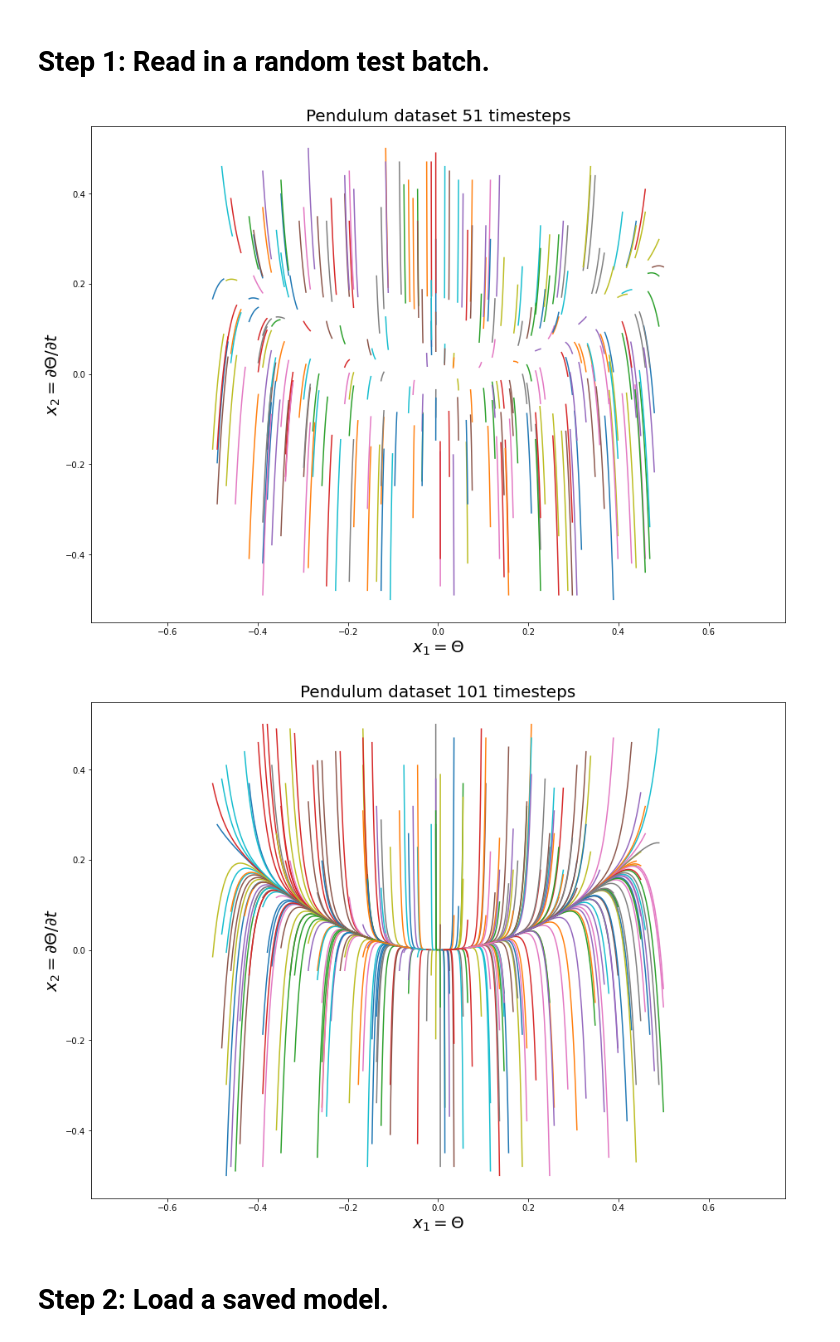
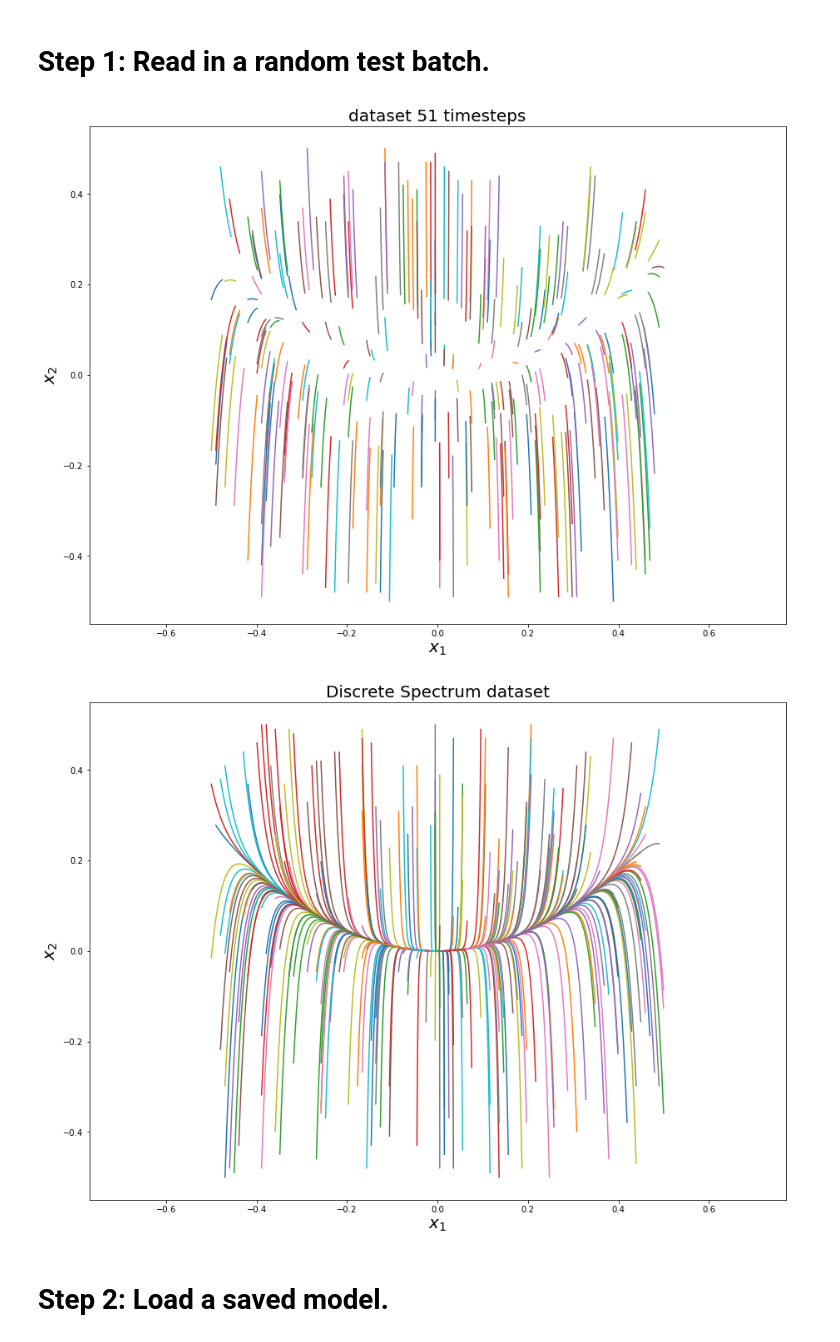
Before and after one commit to opaliss/dmd_autoencoder, a Jupyter notebook: compare_full_machine_results_ex1.ipynb, the cells around one changed output. Drawn from its saved outputs; the diff is of its cells as text; code cells hidden in the pictures.

```diff
--- a/compare_full_machine_results_ex1.ipynb
+++ b/compare_full_machine_results_ex1.ipynb
@@ -31,34 +25,34 @@ plt.rcParams['figure.facecolor'] = 'white'
 # %% [markdown]
 # Step 1: Read in a random test batch.
 # %%
-random_batch1 = pickle.load(open('ex1_random_batch.pkl', 'rb'))
-random_batch1  = random_batch1.numpy()
+random_batch = pickle.load(open('data/ex1_random_batch.pkl', 'rb'))
+random_batch  = random_batch.numpy()
 
-
-random_batch2 = pickle.load(open('random_batch_ex1_101_ts.pkl', 'rb'))
+random_batch2 = pickle.load(open('data/random_batch_ex1_101.pkl', 'rb'))
 random_batch2  = random_batch2.numpy()
 # %%
 _ = plt.figure(figsize=(15,11))
 for ii in np.arange(0, 256, 1):
-    plt.plot(random_batch1[ii, 0, :], random_batch1[ii, 1, :])
-plt.xlabel("$x_{1} = \Theta $", fontsize=20)
-plt.ylabel("$x_{2}= \partial \Theta /\partial t $", fontsize=20)
-plt.title("Pendulum dataset 51 timesteps", fontsize=20)
+    plt.plot(random_batch[ii, 0, :], random_batch[ii, 1, :])
+plt.xlabel("$x_{1}$", fontsize=20)
+plt.ylabel("$x_{2}$", fontsize=20)
+plt.title("dataset 51 timesteps", fontsize=20)
 plt.axis("equal")
 plt.show()
+
 
 
 _ = plt.figure(figsize=(15,11))
 for ii in np.arange(0, 256, 1):
     plt.plot(random_batch2[ii, 0, :], random_batch2[ii, 1, :])
-plt.xlabel("$x_{1} = \Theta $", fontsize=20)
-plt.ylabel("$x_{2}= \partial \Theta /\partial t$", fontsize=20)
-plt.title("Pendulum dataset 101 timesteps", fontsize=20)
+plt.xlabel("$x_{1}$", fontsize=20)
+plt.ylabel("$x_{2} $", fontsize=20)
+plt.title("Discrete Spectrum dataset", fontsize=20)
 plt.axis("equal")
 plt.show()
 # %% [output]
-[figure, old version]
+[figure, new version]
-[figure, old version]
+[figure, new version]
 # %% [markdown]
 # Step 2: Load a saved model.
 # %%
```
Also changed, not shown: parts of 26 cells of this notebook, 6 other files.
